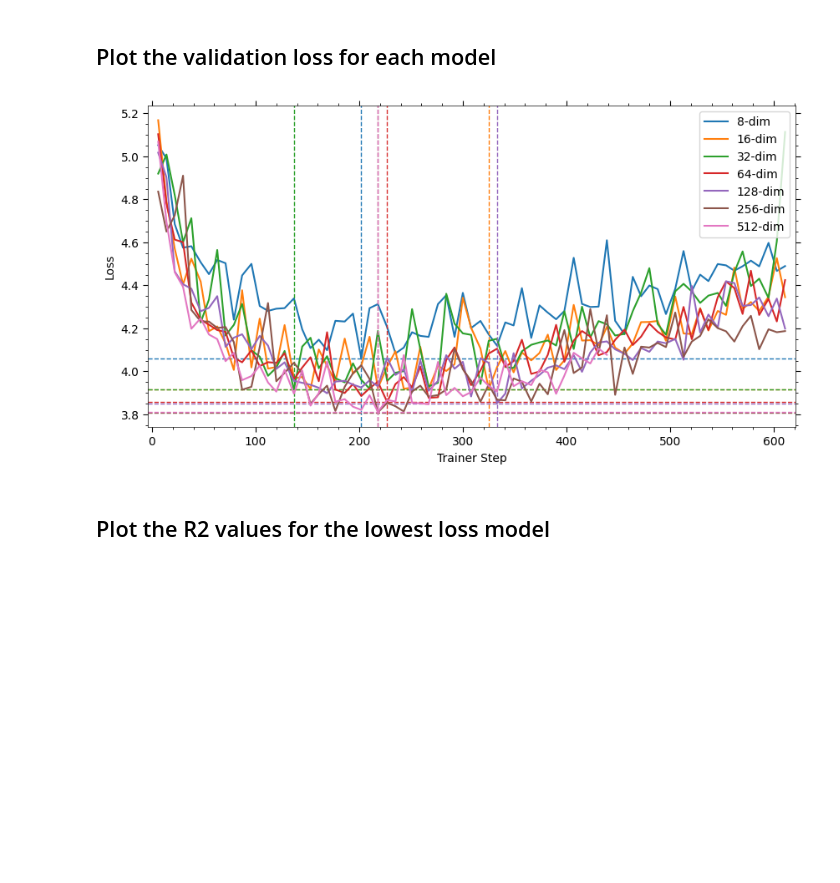
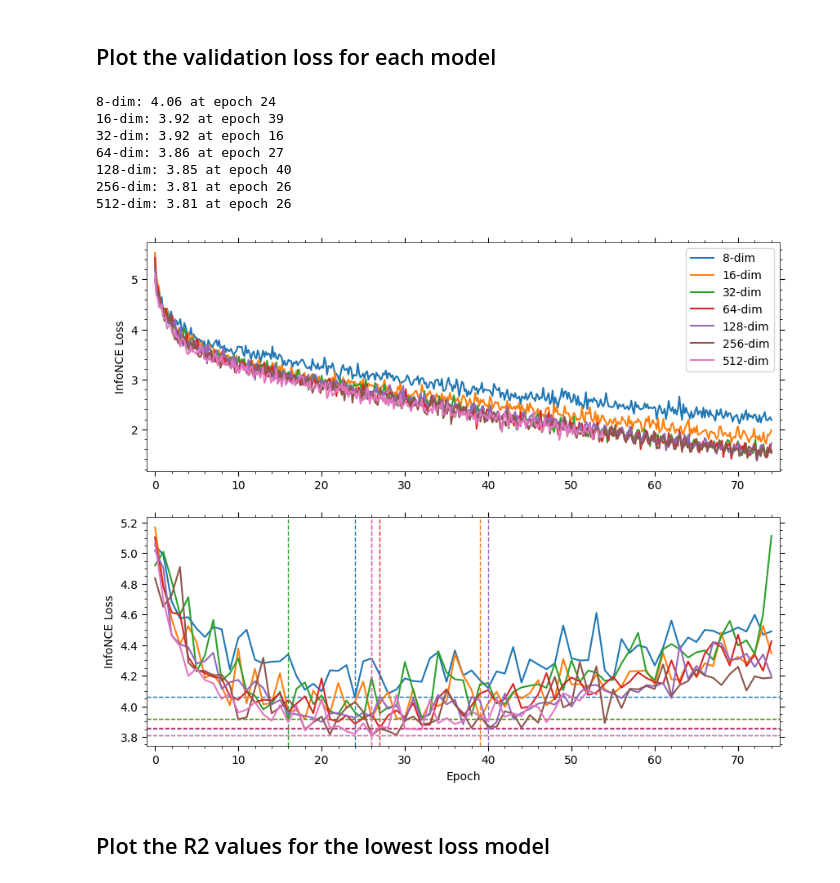
Before and after one commit to adnansiddiquei/AstroCLIP, a Jupyter notebook: results/training/training_analysis.ipynb, the cells around one changed output. Saved outputs shown, nothing was run; the diff lists cells and outputs as text; code cells hidden in the pictures; blank space fills up the shorter version.

Commit message:
Completed all the plotting for the downstream tasks and training sections.

```diff
--- a/results/training/training_analysis.ipynb
+++ b/results/training/training_analysis.ipynb
@@ -10,7 +10,8 @@ mkdir: out: File exists
 # %% [markdown]
 ## Load the WandB logs
 # %%
-loss_logs = pd.read_csv('wandb_logs/val_loss.csv')
+val_loss_logs = pd.read_csv('wandb_logs/val_loss.csv')
+train_loss_logs = pd.read_csv('wandb_logs/train_loss.csv')
 ii_logs = pd.read_csv('wandb_logs/val_ii_score.csv')
 ss_logs = pd.read_csv('wandb_logs/val_ss_score.csv')
 is_logs = pd.read_csv('wandb_logs/val_is_score.csv')
@@ -19,7 +20,7 @@ si_logs = pd.read_csv('wandb_logs/val_si_score.csv')
 # colours for the plots
 colours = ['#1f77b4', '#ff7f0e', '#2ca02c', '#d62728', '#9467bd', '#8c564b', '#e377c2']
 
-cols = list(loss_logs.columns)
+cols = list(val_loss_logs.columns)
 cols
 # %% [output]
 ['Step',
@@ -33,26 +34,37 @@ cols
 # %% [markdown]
 ## Plot the validation loss for each model
 # %%
-fig, ax = plt.subplots(1, 1, figsize=(10, 5))
+fig, axes = plt.subplots(2, 1, figsize=(10, 8))
+train_x = (train_loss_logs.index / train_loss_logs.index[-1]) * 74
+val_x = val_loss_logs.index
 
 for col, colour in zip(cols[1:], colours):
-    step_of_min_loss = loss_logs['Step'][np.argmin(loss_logs[col])]
+    axes[0].plot(train_x, train_loss_logs[col], label=col, color=colour)
 
-    plt.plot(loss_logs['Step'], loss_logs[col], label=col, color=colour)
+    axes[1].plot(val_x, val_loss_logs[col], label=col, color=colour)
+    idx_of_min_val_loss = val_loss_logs.index[np.argmin(val_loss_logs[col])]
+    axes[1].axvline(x=idx_of_min_val_loss, color=colour, linestyle='--', lw=1)
+    axes[1].axhline(y=min(val_loss_logs[col]), color=colour, linestyle='--', lw=1)
 
-    plt.axvline(x=step_of_min_loss, color=colour, linestyle='--', lw=1)
-    plt.axhline(y=min(loss_logs[col]), color=colour, linestyle='--', lw=1)
+    print(f'{col}: {min(val_loss_logs[col]):.2f} at epoch {idx_of_min_val_loss}')
 
-plt.legend()
-plt.xlabel('Trainer Step')
-plt.ylabel('Loss')
-plt.xlim(min(loss_logs['Step']) - 10, max(loss_logs['Step']) + 10)
+axes[0].legend()
+axes[1].set_xlabel('Epoch')
 
-format_axes(ax)
+[ax.set_ylabel('InfoNCE Loss') for ax in axes]
+[ax.set_xlim(-1, 75) for ax in axes]
+[format_axes(ax) for ax in axes]
 
-plt.savefig('out/val_loss.png', bbox_inches='tight')
+plt.savefig('out/train_val_loss.png', bbox_inches='tight')
 # %% [output]
+8-dim: 4.06 at epoch 24
+16-dim: 3.92 at epoch 39
+32-dim: 3.92 at epoch 16
+64-dim: 3.86 at epoch 27
+128-dim: 3.85 at epoch 40
+256-dim: 3.81 at epoch 26
+512-dim: 3.81 at epoch 26
-[figure, old version]
+[figure, new version]
 # %% [markdown]
 ## Plot the R2 values for the lowest loss model
 # %%
```
Also changed, not shown: parts of 1 cell of this notebook, 4 other files.
